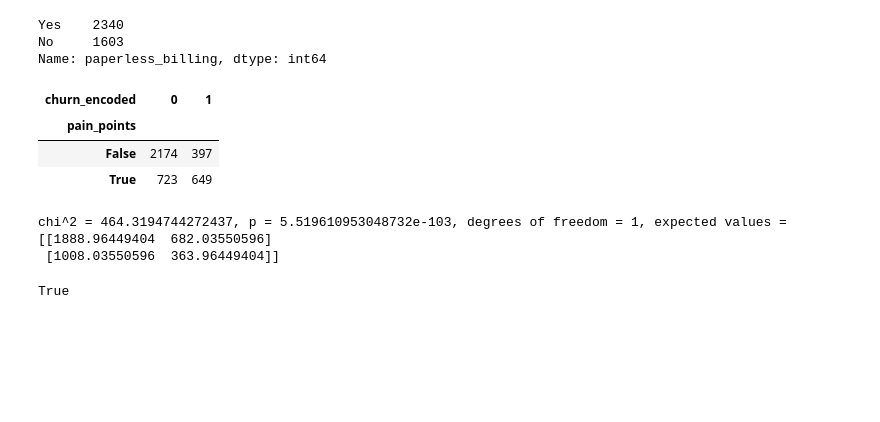
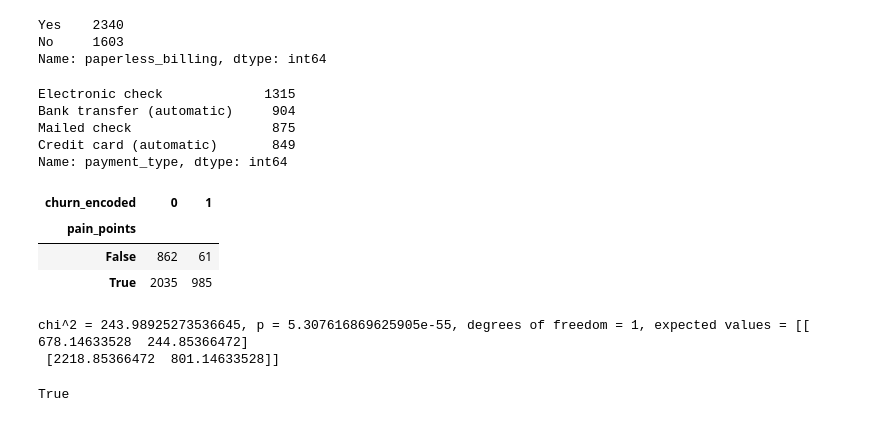
Before and after one commit to corey-baughman/008_classification_project, a Jupyter notebook: 02_telco_workbook.ipynb, the cells around one changed output. Drawn from its saved outputs; the diff is of its cells as text; code cells hidden in the pictures; blank space fills up the shorter version.

```diff
--- a/02_telco_workbook.ipynb
+++ b/02_telco_workbook.ipynb
@@ -423,22 +429,31 @@ train.paperless_billing.value_counts()
 Yes    2340
 No     1603
 Name: paperless_billing, dtype: int64
+# %%
+train.payment_type.value_counts()
+# %% [output]
+Electronic check             1315
+Bank transfer (automatic)     904
+Mailed check                  875
+Credit card (automatic)       849
+Name: payment_type, dtype: int64
 # %%
-train['pain_points'] = (
-    train.tech_support == 'No') & (train.paperless_billing == 'Yes')
+train['pain_points'] = ((train.tech_support == 'No') |
+                        (train.paperless_billing == 'Yes') |
+                        (train.payment_type == 'Electronic check'))
 observed_pain = pd.crosstab(train.pain_points, train.churn_encoded)
 observed_pain
 # %% [output]
 | churn_encoded | 0 | 1 |
 | pain_points |  |  |
-| False | 2174 | 397 |
-| True | 723 | 649 |
+| False | 862 | 61 |
+| True | 2035 | 985 |
 # %%
 chi2_pain, p_pain, degf_pain, expected_pain = stats.chi2_contingency(observed_pain)
 print(f'chi^2 = {chi2_pain}, p = {p_pain}, degrees of freedom = {degf_pain}, expected values = {expected_pain}')
 # %% [output]
-chi^2 = 464.3194744272437, p = 5.519610953048732e-103, degrees of freedom = 1, expected values = [[1888.96449404  682.03550596]
- [1008.03550596  363.96449404]]
+chi^2 = 243.98925273536645, p = 5.307616869625905e-55, degrees of freedom = 1, expected values = [[ 678.14633528  244.85366472]
+ [2218.85366472  801.14633528]]
 # %%
 p_pain < α
 # %% [output]
```
Also changed, not shown: parts of 52 cells of this notebook, 4 other files.
